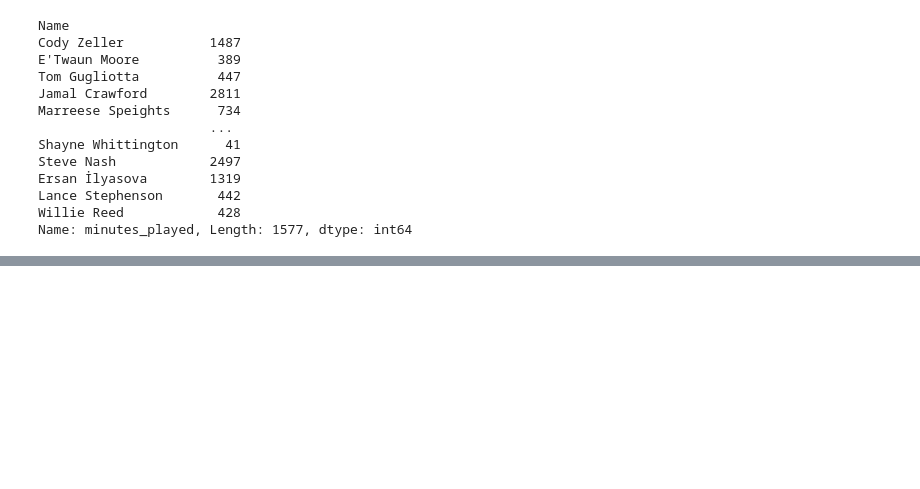
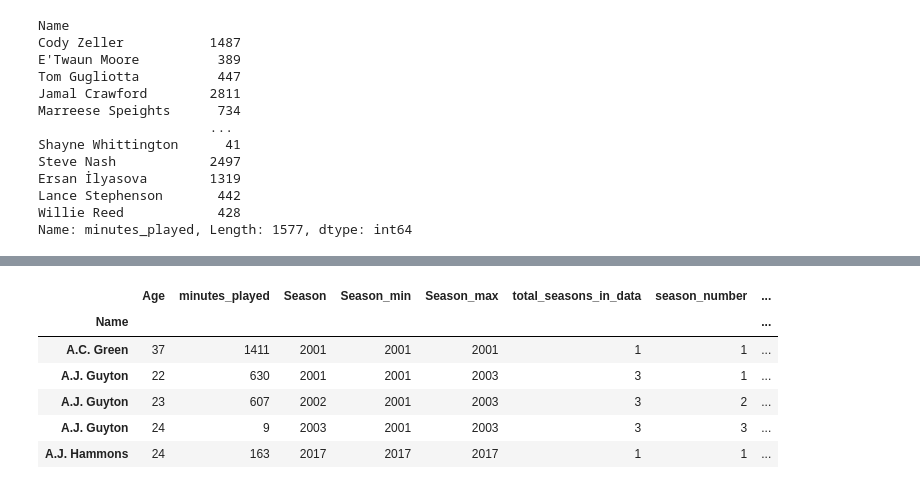
Before and after one commit to CaseySteele24/NBA, a Jupyter notebook: Minute Projections/2021-22_player_min_projections.ipynb, the cells around one changed output, grey strips where cells are left out. Drawn from its saved outputs; the diff is of its cells as text; code cells hidden in the pictures; blank space fills up the shorter version.

Commit message:
updated data

```diff
--- a/Minute Projections/2021-22_player_min_projections.ipynb
+++ b/Minute Projections/2021-22_player_min_projections.ipynb
@@ -456,0 +491,10 @@ Name: minutes_played, Length: 1577, dtype: int64
+# %%
+minutes_df.head()
+# %% [output]
+|  | Age | minutes_played | Season | Season_min | Season_max | total_seasons_in_data | season_number | ... |
+| Name |  |  |  |  |  |  |  | ... |
+| A.C. Green | 37 | 1411 | 2001 | 2001 | 2001 | 1 | 1 | ... |
+| A.J. Guyton | 22 | 630 | 2001 | 2001 | 2003 | 3 | 1 | ... |
+| A.J. Guyton | 23 | 607 | 2002 | 2001 | 2003 | 3 | 2 | ... |
+| A.J. Guyton | 24 | 9 | 2003 | 2001 | 2003 | 3 | 3 | ... |
+| A.J. Hammons | 24 | 163 | 2017 | 2017 | 2017 | 1 | 1 | ... |
```
Also changed, not shown: parts of 10 cells of this notebook, 1 other file.
